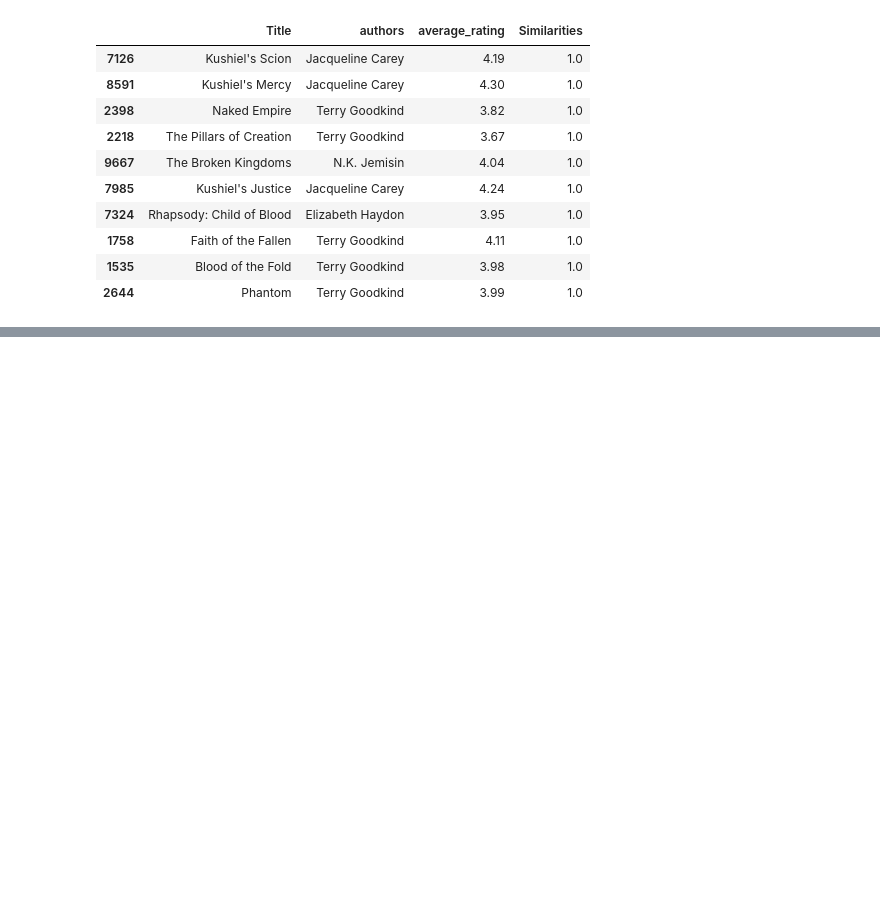
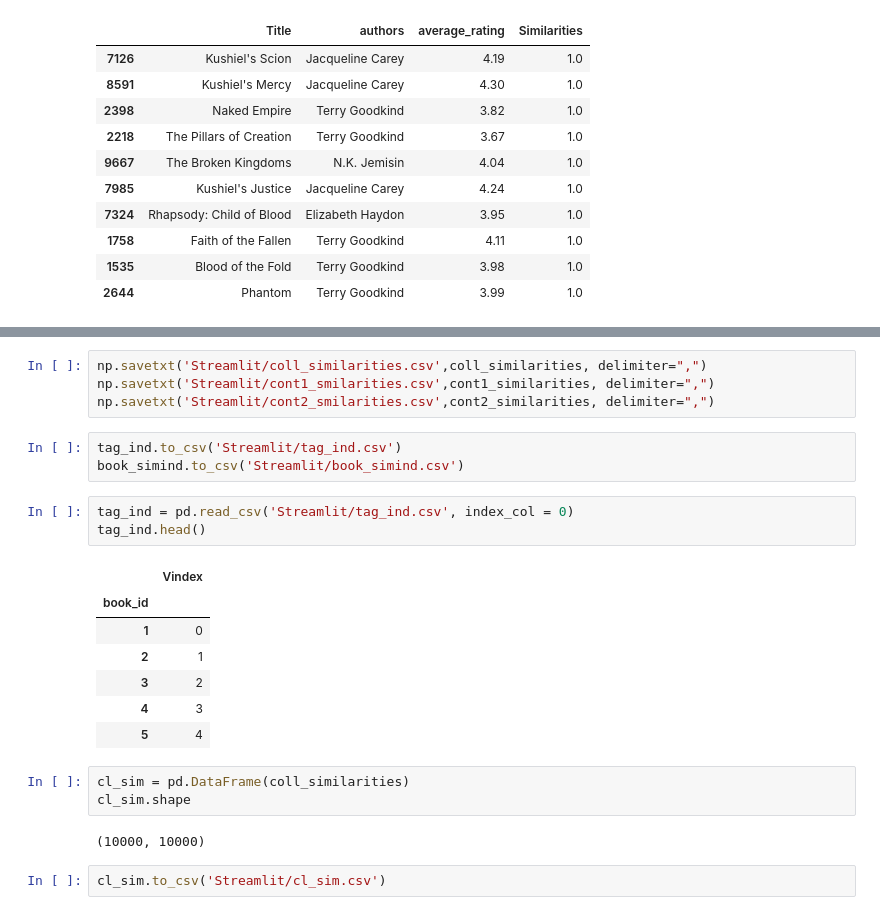
Before and after one commit to CamelSal/BookRecommender, a Jupyter notebook: 3.Hybrid_Recomender.ipynb, the cells around one changed output, grey strips where cells are left out. Cells and saved outputs as stored; diff of their text form; blank space fills up the shorter version.

```diff
--- a/3.Hybrid_Recomender.ipynb
+++ b/3.Hybrid_Recomender.ipynb
@@ -637,0 +638,25 @@ pic[['Title','authors','average_rating','Similarities']]
+# %%
+np.savetxt('Streamlit/coll_similarities.csv',coll_similarities, delimiter=",")
+np.savetxt('Streamlit/cont1_smilarities.csv',cont1_similarities, delimiter=",")
+np.savetxt('Streamlit/cont2_smilarities.csv',cont2_similarities, delimiter=",")
+# %%
+tag_ind.to_csv('Streamlit/tag_ind.csv')
+book_simind.to_csv('Streamlit/book_simind.csv')
+# %%
+tag_ind = pd.read_csv('Streamlit/tag_ind.csv', index_col = 0)
+tag_ind.head()
+# %% [output]
+|  | Vindex |
+| book_id |  |
+| 1 | 0 |
+| 2 | 1 |
+| 3 | 2 |
+| 4 | 3 |
+| 5 | 4 |
+# %%
+cl_sim = pd.DataFrame(coll_similarities)
+cl_sim.shape
+# %% [output]
+(10000, 10000)
+# %%
+cl_sim.to_csv('Streamlit/cl_sim.csv')
```
Also changed, not shown: parts of 1 cell of this notebook.
